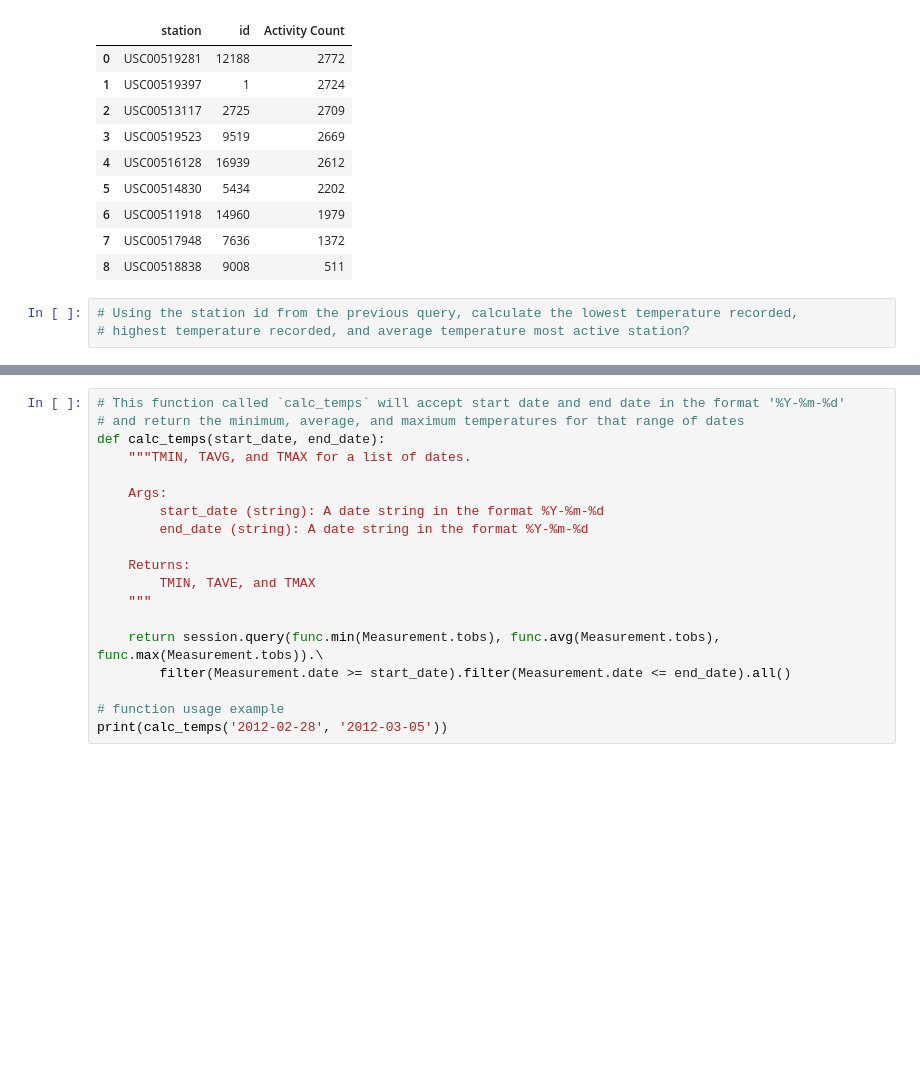
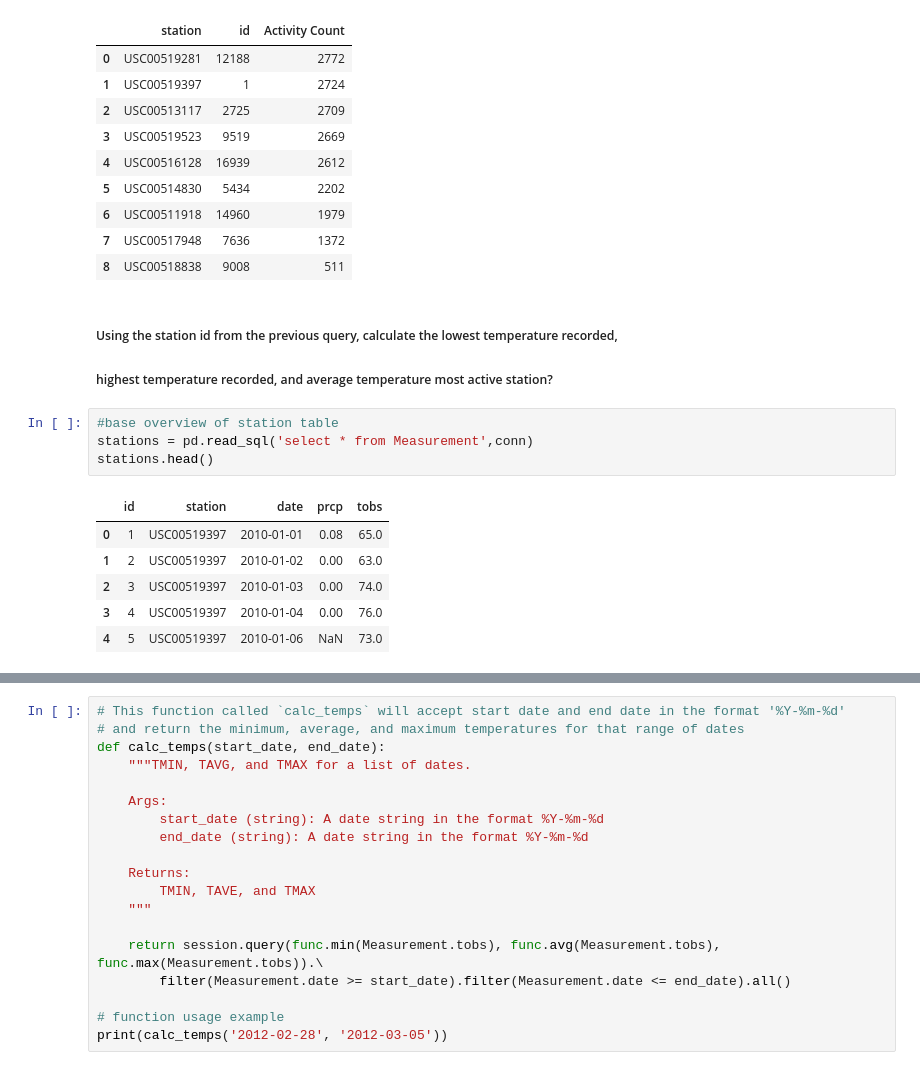
Before and after one commit to SpacePatroller/HAWAII-CLIMATE-ANALYSIS, a Jupyter notebook: climate_starter EP.ipynb, the cells around one changed output, grey strips where cells are left out. Saved outputs shown, nothing was run; the diff lists cells and outputs as text; blank space fills up the shorter version.

```diff
--- a/climate_starter EP.ipynb
+++ b/climate_starter EP.ipynb
@@ -214,6 +199,17 @@ stations
 | 6 | USC00511918 | 14960 | 1979 |
 | 7 | USC00517948 | 7636 | 1372 |
 | 8 | USC00518838 | 9008 | 511 |
-# %%
-# Using the station id from the previous query, calculate the lowest temperature recorded,
-# highest temperature recorded, and average temperature most active station?
+# %% [markdown]
+##### Using the station id from the previous query, calculate the lowest temperature recorded,
+##### highest temperature recorded, and average temperature most active station?
+# %%
+#base overview of station table
+stations = pd.read_sql('select * from Measurement',conn)
+stations.head()
+# %% [output]
+|  | id | station | date | prcp | tobs |
+| 0 | 1 | USC00519397 | 2010-01-01 | 0.08 | 65.0 |
+| 1 | 2 | USC00519397 | 2010-01-02 | 0.00 | 63.0 |
+| 2 | 3 | USC00519397 | 2010-01-03 | 0.00 | 74.0 |
+| 3 | 4 | USC00519397 | 2010-01-04 | 0.00 | 76.0 |
+| 4 | 5 | USC00519397 | 2010-01-06 | NaN | 73.0 |
```
Also changed, not shown: parts of 8 cells of this notebook.
